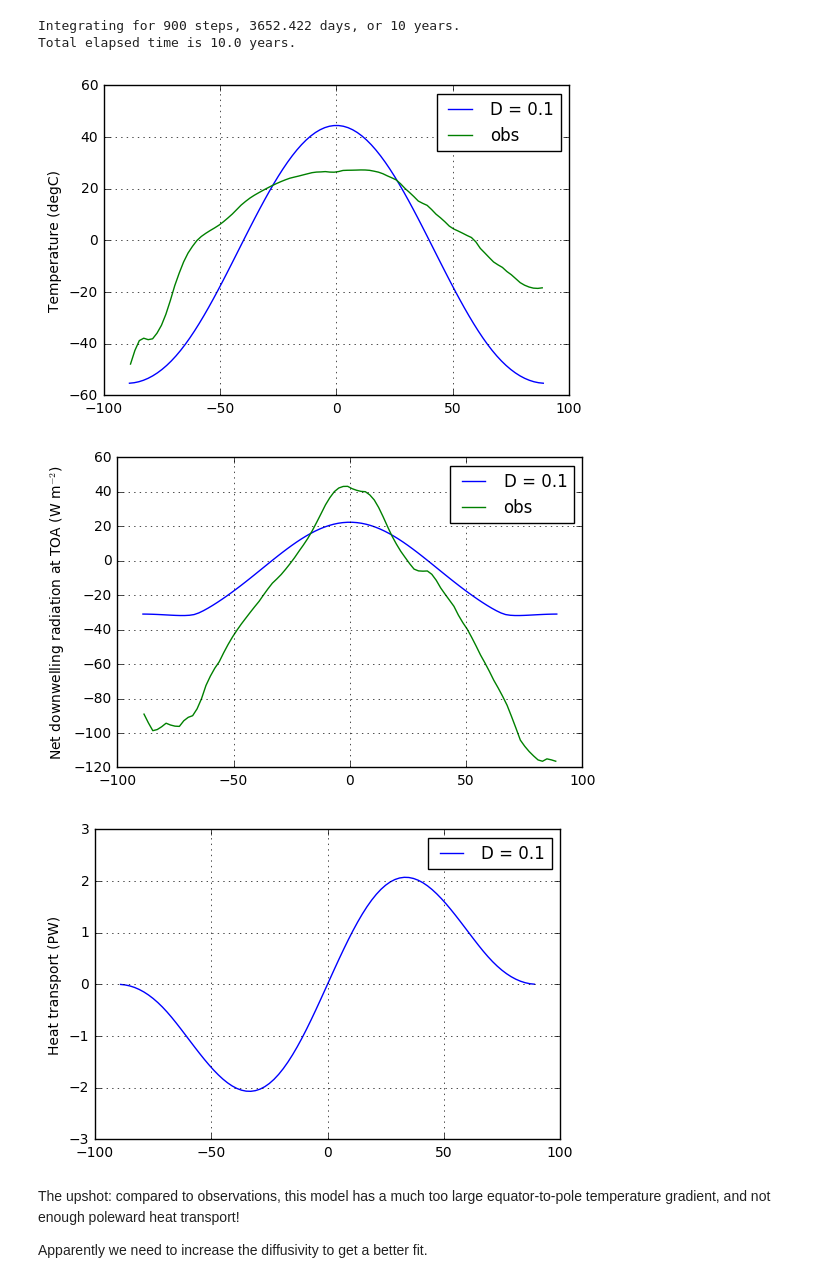
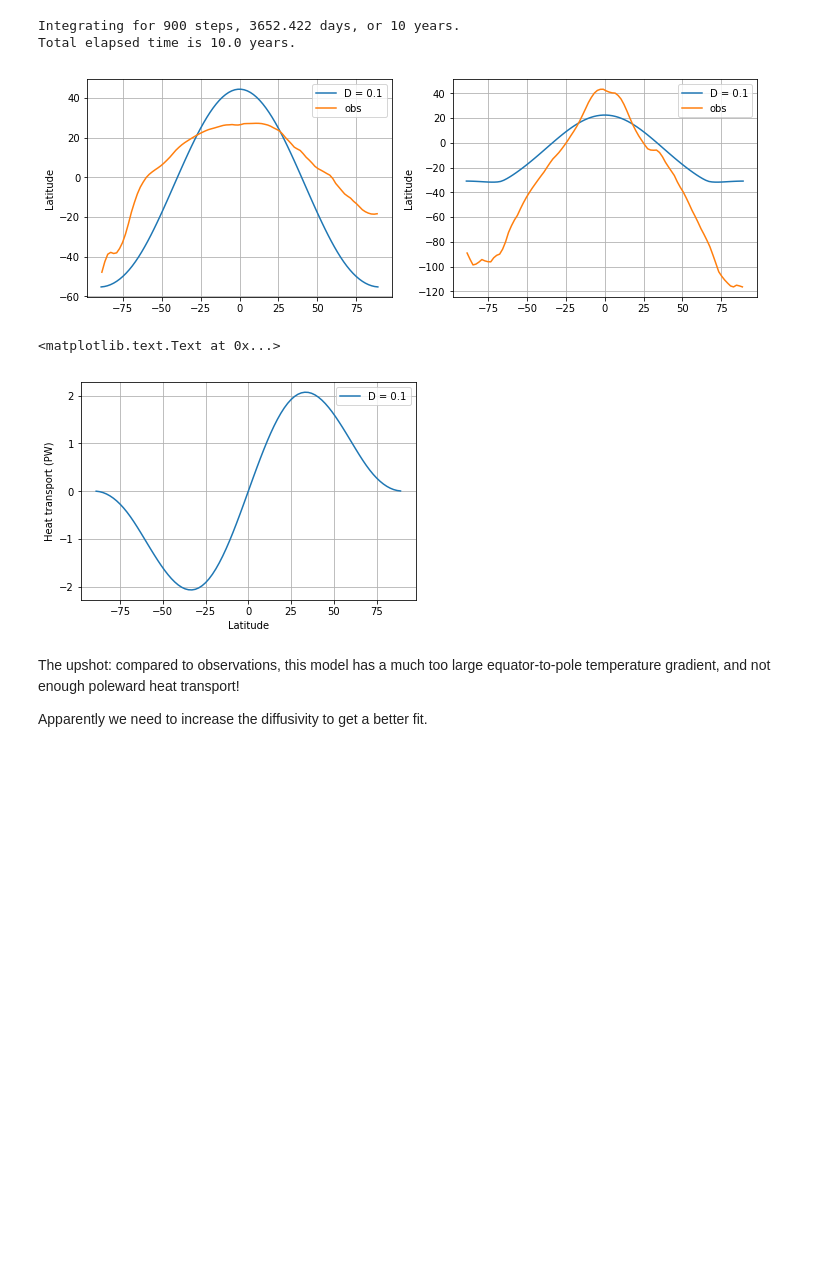
Before and after one commit to brian-rose/ClimateModeling_courseware, a Jupyter notebook: Lectures/Lecture14 -- Diffusive energy balance model.ipynb, the cells around one changed output. Cells and saved outputs as stored; diff of their text form; code cells hidden in the pictures; blank space fills up the shorter version.

```diff
--- a/Lectures/Lecture14 -- Diffusive energy balance model.ipynb
+++ b/Lectures/Lecture14 -- Diffusive energy balance model.ipynb
@@ -280,9 +284,10 @@ With $T_s$ the zonal average surface temperature in ºC, A is a constant in W m$
 
 Let's look at the data to find reasonable values for $A$ and $B$.
 # %%
+import xarray as xr
 ncep_url = "http://www.esrl.noaa.gov/psd/thredds/dodsC/Datasets/ncep.reanalysis.derived/"
-ncep_air = nc.Dataset( ncep_url + "pressure/air.mon.1981-2010.ltm.nc" )
-ncep_Ts = nc.Dataset( ncep_url + "surface_gauss/skt.sfc.mon.1981-2010.ltm.nc" )
-lat_ncep = ncep_Ts.variables['lat']; lon_ncep = ncep_Ts.variables['lon']
+ncep_air = xr.open_dataset( ncep_url + "pressure/air.mon.1981-2010.ltm.nc", decode_times=False)
+ncep_Ts = xr.open_dataset( ncep_url + "surface_gauss/skt.sfc.mon.1981-2010.ltm.nc", decode_times=False)
+lat_ncep = ncep_Ts.lat; lon_ncep = ncep_Ts.lon
 print ncep_Ts
 # %% [output]
@@ -307,9 +311,11 @@ Ts_ncep_annual = np.mean(ncep_Ts.variables['skt'][:], axis=(0,2) )
+# %%
+Ts_ncep_annual = ncep_Ts.skt.mean(dim=('lon','time'))
 # %%
-ncep_ulwrf = nc.Dataset( ncep_url + "other_gauss/ulwrf.ntat.mon.1981-2010.ltm.nc" )
-ncep_dswrf = nc.Dataset( ncep_url + "other_gauss/dswrf.ntat.mon.1981-2010.ltm.nc" )
-ncep_uswrf = nc.Dataset( ncep_url + "other_gauss/uswrf.ntat.mon.1981-2010.ltm.nc" )
-OLR_ncep_annual = np.mean(ncep_ulwrf.variables['ulwrf'][:], axis=(0,2) )
-ASR_ncep_annual = np.mean(ncep_dswrf.variables['dswrf'][:] - ncep_uswrf.variables['uswrf'][:], axis=(0,2) )
+ncep_ulwrf = xr.open_dataset( ncep_url + "other_gauss/ulwrf.ntat.mon.1981-2010.ltm.nc", decode_times=False)
+ncep_dswrf = xr.open_dataset( ncep_url + "other_gauss/dswrf.ntat.mon.1981-2010.ltm.nc", decode_times=False)
+ncep_uswrf = xr.open_dataset( ncep_url + "other_gauss/uswrf.ntat.mon.1981-2010.ltm.nc", decode_times=False)
+OLR_ncep_annual = ncep_ulwrf.ulwrf.mean(dim=('lon','time'))
+ASR_ncep_annual = (ncep_dswrf.dswrf - ncep_uswrf.uswrf).mean(dim=('lon','time'))
 # %%
 from scipy.stats import linregress
 slope, intercept, r_value, p_value, std_err = linregress(Ts_ncep_annual, OLR_ncep_annual)
@@ -513,23 +593,20 @@ model.integrate_years(10)
 Integrating for 900 steps, 3652.422 days, or 10 years.
 Total elapsed time is 10.0 years.
 # %%
-plt.figure()
-plt.plot(model.lat, model.Ts, label=('D = %0.1f' %D))
-plt.plot(lat_ncep, Ts_ncep_annual, label='obs')
-plt.ylabel('Temperature (degC)')
-plt.legend()
-plt.grid()
-
-plt.figure()
-energy_in = np.squeeze(model.diagnostics['ASR'] - model.diagnostics['OLR'])
-plt.plot(model.lat, energy_in, label=('D = %0.1f' %D))
-plt.plot(lat_ncep, ASR_ncep_annual - OLR_ncep_annual, label='obs')
-plt.ylabel('Net downwelling radiation at TOA (W m$^{-2}$)')
-plt.legend()
-plt.grid()
+fig, axes = plt.subplots(1,2, figsize=(12,4))
+ax = axes[0]
+ax.plot(model.lat, model.Ts, label=('D = %0.1f' %D))
+ax.plot(lat_ncep, Ts_ncep_annual, label='obs')
+ax.set_ylabel('Temperature (degC)')
+ax = axes[1]
+energy_in = np.squeeze(model.ASR - model.OLR)
+ax.plot(model.lat, energy_in, label=('D = %0.1f' %D))
+ax.plot(lat_ncep, ASR_ncep_annual - OLR_ncep_annual, label='obs')
+ax.set_ylabel('Net downwelling radiation at TOA (W m$^{-2}$)')
+for ax in axes:
+    ax.set_ylabel('Latitude'); ax.legend(); ax.grid()
 # %% [output]
-[figure, old version]
+[figure, new version]
-[figure, removed]
 # %%
 def inferred_heat_transport( energy_in, lat_deg ):
     '''Returns the inferred heat transport (in PW) by integrating the net energy imbalance from pole to pole.'''
@@ -542,10 +619,11 @@ def inferred_heat_transport( energy_in, lat_deg ):
 # %%
 plt.plot(model.lat, inferred_heat_transport(energy_in, model.lat), label=('D = %0.1f' %D))
 plt.ylabel('Heat transport (PW)')
-plt.legend()
-plt.grid()
+plt.legend(); plt.grid()
+plt.xlabel('Latitude')
 # %% [output]
+<matplotlib.text.Text at 0x...>
-[figure, old version]
+[figure, new version]
 # %% [markdown]
 The upshot: compared to observations, this model has a much too large equator-to-pole temperature gradient, and not enough poleward heat transport!
 
```
Also changed, not shown: parts of 64 cells of this notebook, 1 other file.
